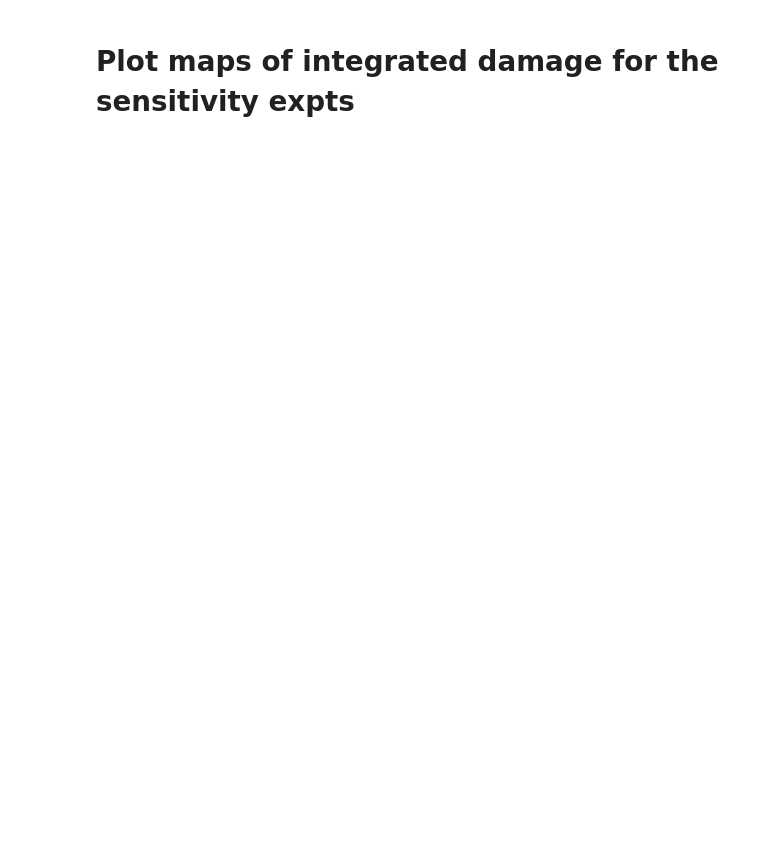
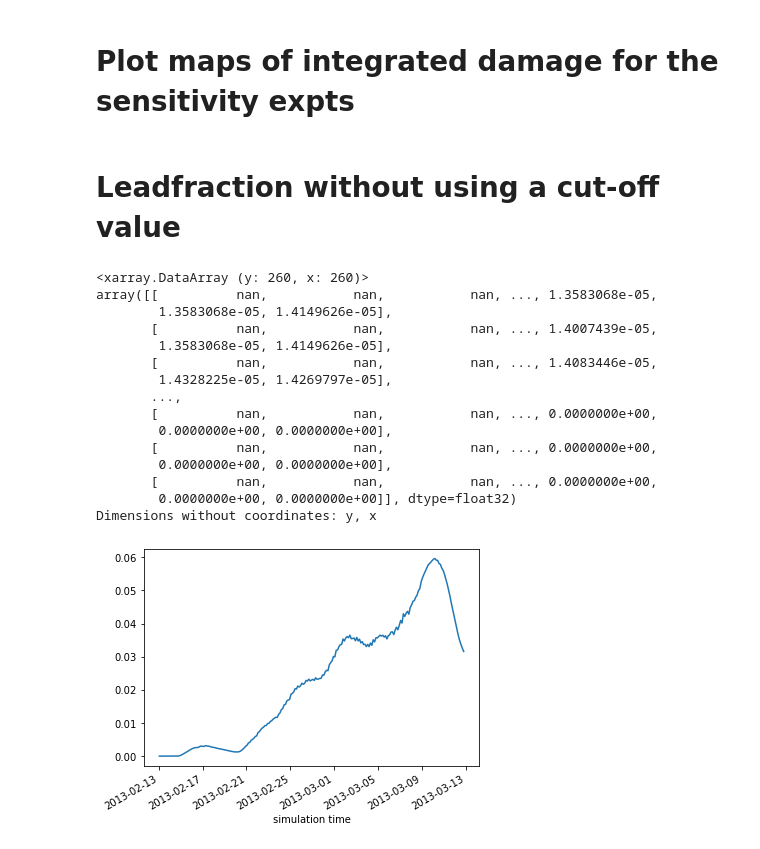
Before and after one commit to rheinlender/seaice-breakup-grl, a Jupyter notebook: plotting-scripts/plot_wspeed_icevel_leadfraction_sensitivity-expts.ipynb, the cells around one changed output. Cells and saved outputs as stored; diff of their text form; code cells hidden in the pictures; blank space fills up the shorter version.

```diff
--- a/plotting-scripts/plot_wspeed_icevel_leadfraction_sensitivity-expts.ipynb
+++ b/plotting-scripts/plot_wspeed_icevel_leadfraction_sensitivity-expts.ipynb
@@ -418,3 +415,41 @@ figname = os.path.join(outpath_plots,
       '%s%s_%s-%s_%s' % (outpath_plots, 'damage_beaufort', t1, t2, 'sensitivity_expts.png'))
 print("saving...", figname)
 fig.savefig(figname, dpi=300, bbox_inches='tight')
+# %% [markdown]
+# Leadfraction without using a cut-off value
+# %%
+%matplotlib inline
+owfraction = 1 - ds0['sic']
+leadfraction = owfraction + ds0['sic_thin']
+
+cell_area = 25*1e6 # m2
+
+leadfraction_area = leadfraction*cell_area # get the lead fraction in terms of area (m2)
+leadfraction_areaBS = leadfraction_area.sel(x=slice(x0,x1), y=slice(y0,y1))
+
+# get beaufort Sea area
+ocn_mask = ~xr.ufuncs.isnan(ds0['sic'])[0]# create ocean mask
+weights = ~xr.ufuncs.isnan(ds0['sic'])*cell_area # m2
+BSarea = weights.sel(x=slice(x0,x1), y=slice(y0,y1)).sum(dim=("x", "y")).values
+
+leadfraction_areaBS_sum = leadfraction_areaBS.sum(dim=('x', 'y'))/BSarea
+
+plt.figure()
+leadfraction_areaBS_sum.plot()
+# %% [output]
+<xarray.DataArray (y: 260, x: 260)>
+array([[          nan,           nan,           nan, ..., 1.3583068e-05,
+        1.3583068e-05, 1.4149626e-05],
+       [          nan,           nan,           nan, ..., 1.4007439e-05,
+        1.3583068e-05, 1.4149626e-05],
+       [          nan,           nan,           nan, ..., 1.4083446e-05,
+        1.4328225e-05, 1.4269797e-05],
+       ...,
+       [          nan,           nan,           nan, ..., 0.0000000e+00,
+        0.0000000e+00, 0.0000000e+00],
+       [          nan,           nan,           nan, ..., 0.0000000e+00,
+        0.0000000e+00, 0.0000000e+00],
+       [          nan,           nan,           nan, ..., 0.0000000e+00,
+        0.0000000e+00, 0.0000000e+00]], dtype=float32)
+Dimensions without coordinates: y, x
+[figure, added]
```
Also changed, not shown: parts of 7 cells of this notebook, 4 other files.
